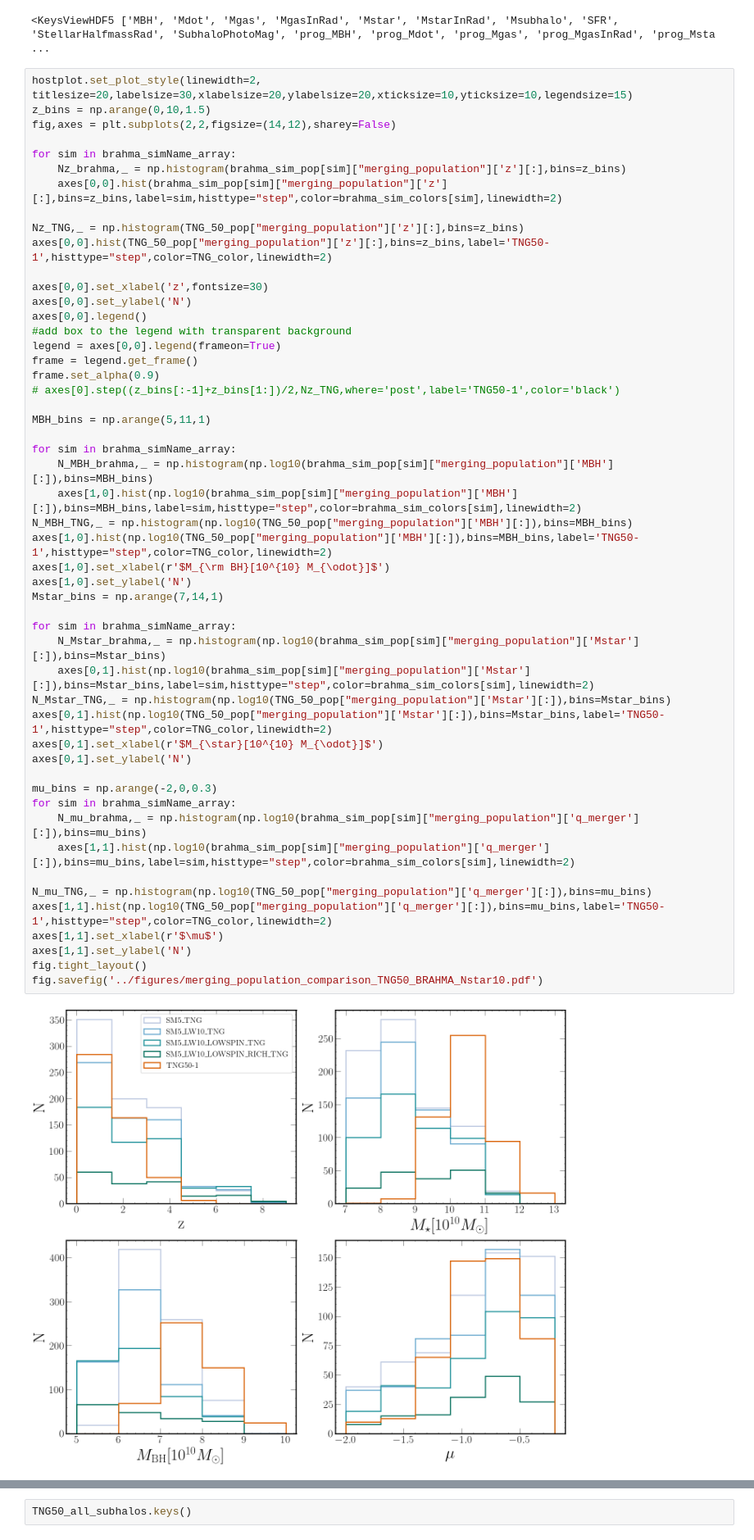
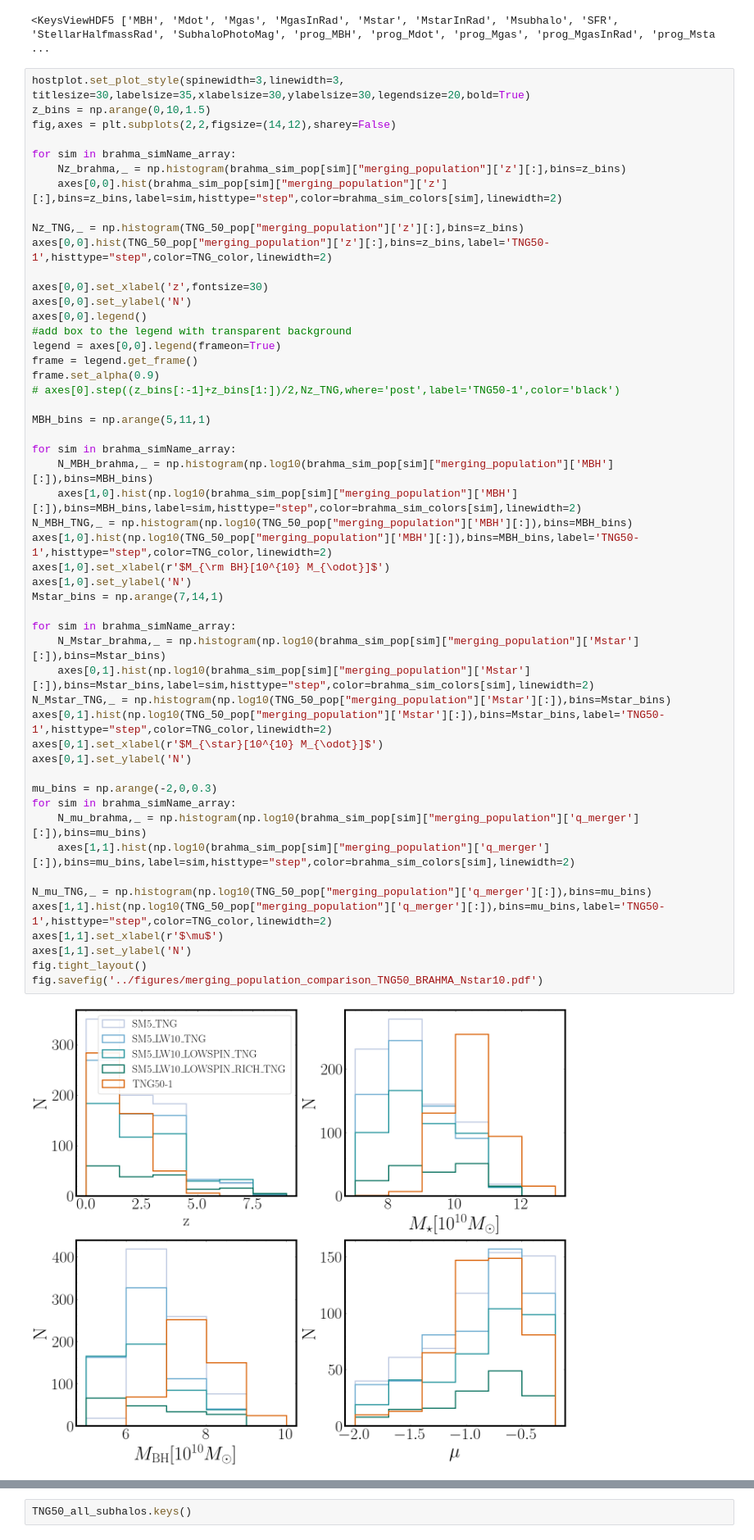
Before and after one commit to pranav-satheesh/host_galaxies, a Jupyter notebook: notebooks/analyze_population_file.ipynb, the cells around one changed output, grey strips where cells are left out. Shown at 82% size. Saved outputs shown, nothing was run; the diff lists cells and outputs as text.

Commit message:
changed figure sizes for nanograv poster

```diff
--- a/notebooks/analyze_population_file.ipynb
+++ b/notebooks/analyze_population_file.ipynb
@@ -38,7 +38,7 @@ TNG_50_pop["merging_population"].keys()
 # %% [output]
 <KeysViewHDF5 ['MBH', 'Mdot', 'Mgas', 'MgasInRad', 'Mstar', 'MstarInRad', 'Msubhalo', 'SFR', 'StellarHalfmassRad', 'SubhaloPhotoMag', 'prog_MBH', 'prog_Mdot', 'prog_Mgas', 'prog_MgasInRad', 'prog_Msta ...
 # %%
-hostplot.set_plot_style(linewidth=2, titlesize=20,labelsize=30,xlabelsize=20,ylabelsize=20,xticksize=10,yticksize=10,legendsize=15)
+hostplot.set_plot_style(spinewidth=3,linewidth=3, titlesize=30,labelsize=35,xlabelsize=30,ylabelsize=30,legendsize=20,bold=True)
 z_bins = np.arange(0,10,1.5)
 fig,axes = plt.subplots(2,2,figsize=(14,12),sharey=False)
 
@@ -62,31 +62,31 @@ MBH_bins = np.arange(5,11,1)
 
 for sim in brahma_simName_array:
     N_MBH_brahma,_ = np.histogram(np.log10(brahma_sim_pop[sim]["merging_population"]['MBH'][:]),bins=MBH_bins)
     axes[1,0].hist(np.log10(brahma_sim_pop[sim]["merging_population"]['MBH'][:]),bins=MBH_bins,label=sim,histtype="step",color=brahma_sim_colors[sim],linewidth=2)
 N_MBH_TNG,_ = np.histogram(np.log10(TNG_50_pop["merging_population"]['MBH'][:]),bins=MBH_bins)
 axes[1,0].hist(np.log10(TNG_50_pop["merging_population"]['MBH'][:]),bins=MBH_bins,label='TNG50-1',histtype="step",color=TNG_color,linewidth=2)
 axes[1,0].set_xlabel(r'$M_{\rm BH}[10^{10} M_{\odot}]$')
 axes[1,0].set_ylabel('N')
 Mstar_bins = np.arange(7,14,1)
 
 for sim in brahma_simName_array:
     N_Mstar_brahma,_ = np.histogram(np.log10(brahma_sim_pop[sim]["merging_population"]['Mstar'][:]),bins=Mstar_bins)
     axes[0,1].hist(np.log10(brahma_sim_pop[sim]["merging_population"]['Mstar'][:]),bins=Mstar_bins,label=sim,histtype="step",color=brahma_sim_colors[sim],linewidth=2)
 N_Mstar_TNG,_ = np.histogram(np.log10(TNG_50_pop["merging_population"]['Mstar'][:]),bins=Mstar_bins)
 axes[0,1].hist(np.log10(TNG_50_pop["merging_population"]['Mstar'][:]),bins=Mstar_bins,label='TNG50-1',histtype="step",color=TNG_color,linewidth=2)
 axes[0,1].set_xlabel(r'$M_{\star}[10^{10} M_{\odot}]$')
 axes[0,1].set_ylabel('N')
 
 mu_bins = np.arange(-2,0,0.3)
 for sim in brahma_simName_array:
     N_mu_brahma,_ = np.histogram(np.log10(brahma_sim_pop[sim]["merging_population"]['q_merger'][:]),bins=mu_bins)
     axes[1,1].hist(np.log10(brahma_sim_pop[sim]["merging_population"]['q_merger'][:]),bins=mu_bins,label=sim,histtype="step",color=brahma_sim_colors[sim],linewidth=2)
 
 N_mu_TNG,_ = np.histogram(np.log10(TNG_50_pop["merging_population"]['q_merger'][:]),bins=mu_bins)
 axes[1,1].hist(np.log10(TNG_50_pop["merging_population"]['q_merger'][:]),bins=mu_bins,label='TNG50-1',histtype="step",color=TNG_color,linewidth=2)
 axes[1,1].set_xlabel(r'$\mu$')
 axes[1,1].set_ylabel('N')
 fig.tight_layout()
 fig.savefig('../figures/merging_population_comparison_TNG50_BRAHMA_Nstar10.pdf')
 # %% [output]
-[figure, old version]
+[figure, new version]
```
Also changed, not shown: parts of 1 cell of this notebook, 8 other files.
